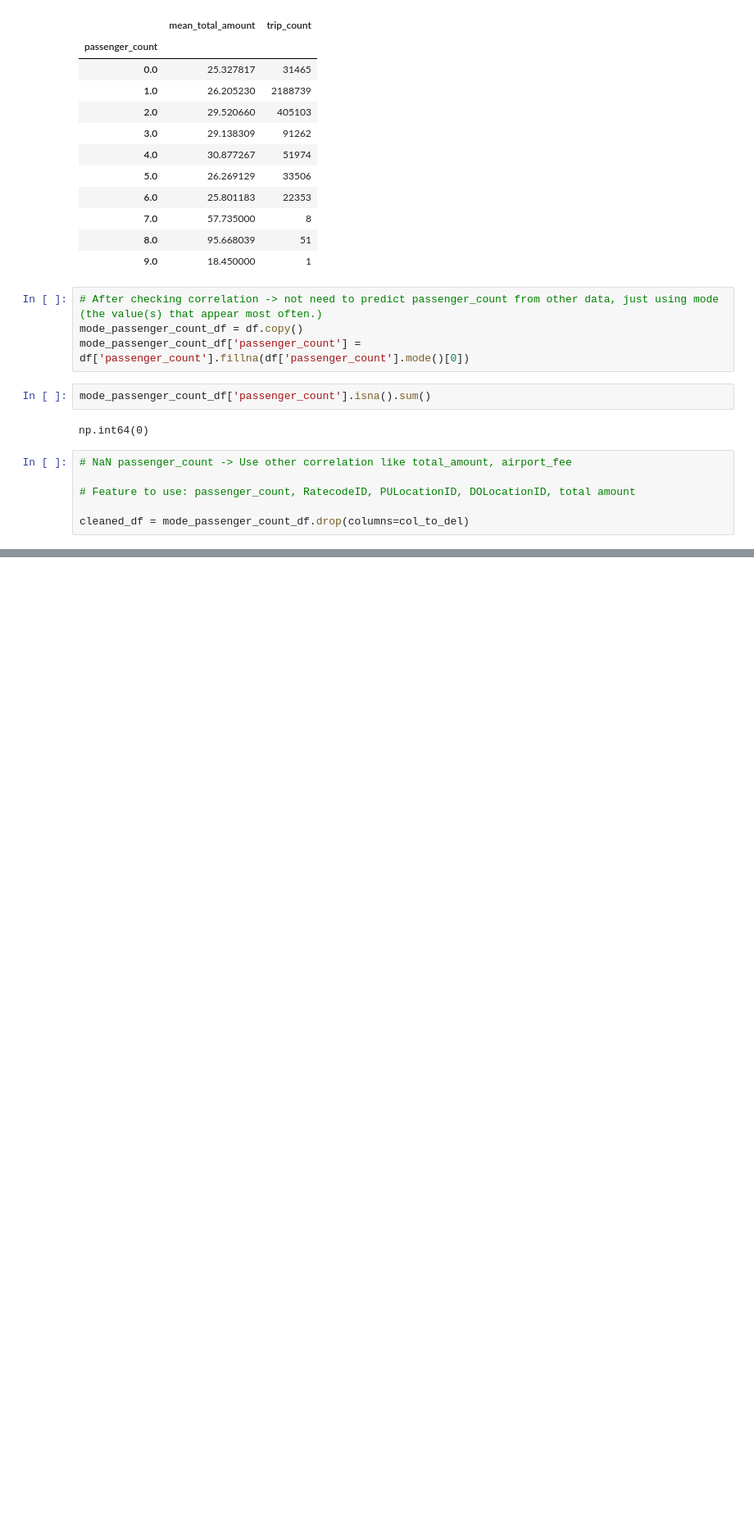
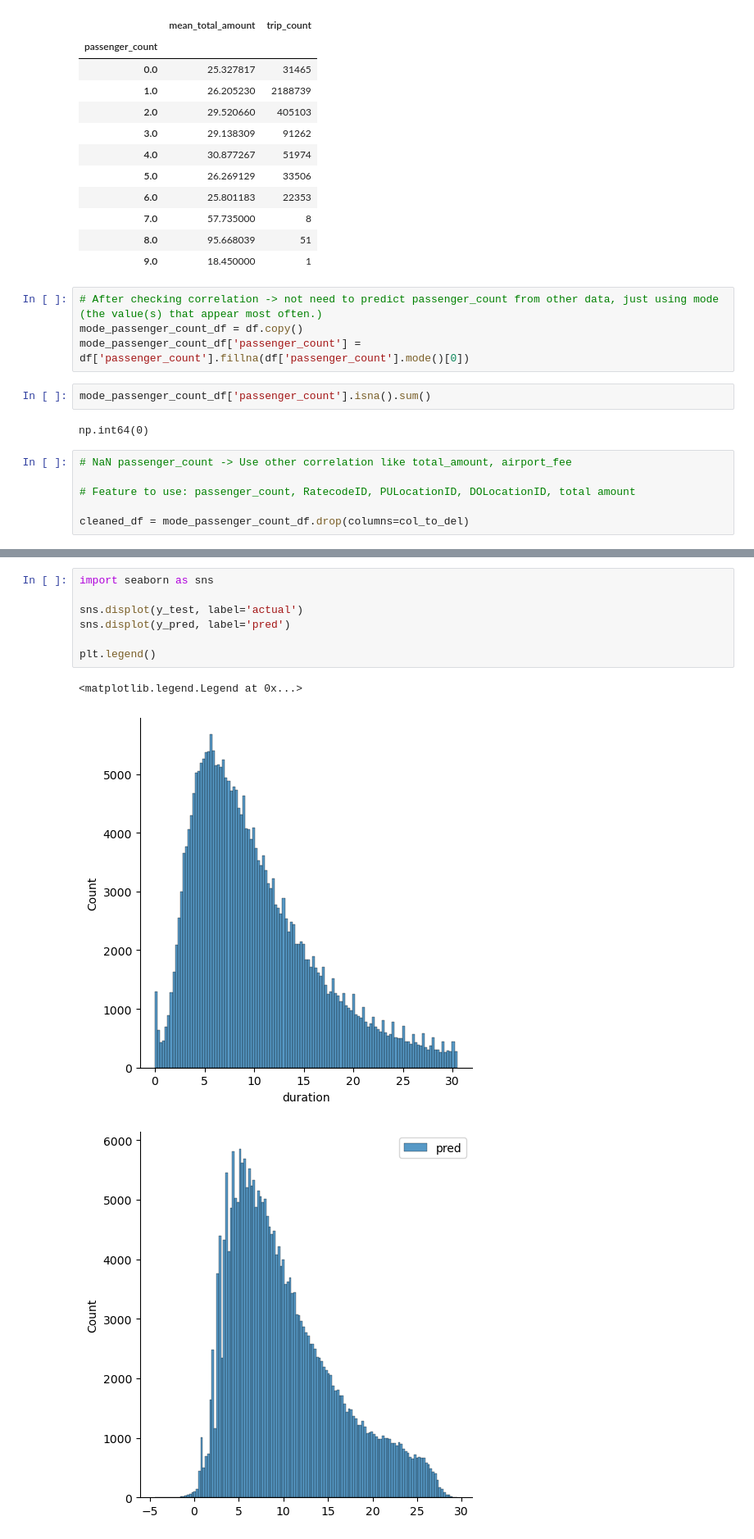
Before and after one commit to Skizdukion/mlops, a Jupyter notebook: train_model_v2.ipynb, the cells around one changed output, grey strips where cells are left out. Shown at 82% size. Drawn from its saved outputs; the diff is of its cells as text; blank space fills up the shorter version.

```diff
--- a/train_model_v2.ipynb
+++ b/train_model_v2.ipynb
@@ -239,0 +291,11 @@ print("R²:", r2)
+# %%
+import seaborn as sns
+
+sns.displot(y_test, label='actual')
+sns.displot(y_pred, label='pred')
+
+plt.legend()
+# %% [output]
+<matplotlib.legend.Legend at 0x...>
+[figure, added]
+[figure, added]
```
Also changed, not shown: parts of 15 cells of this notebook, 2 other files.
